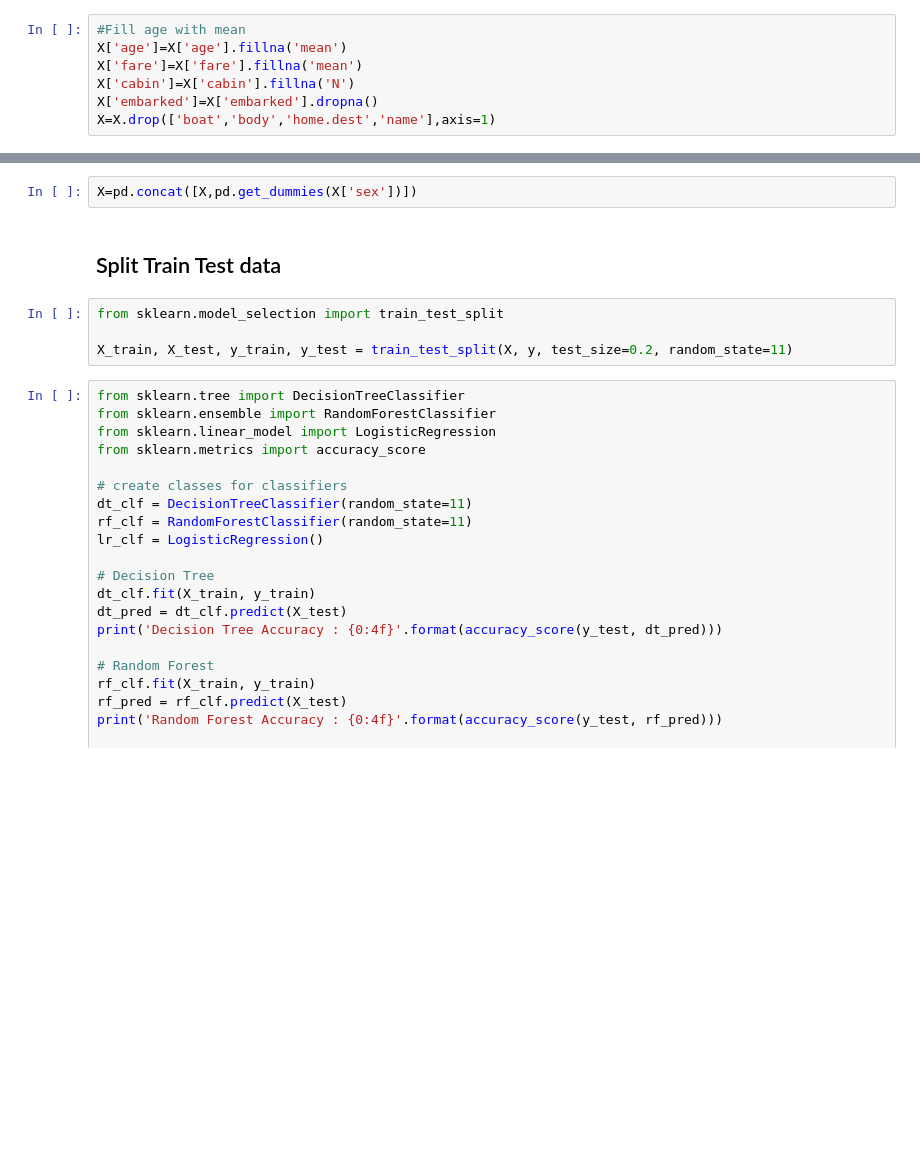
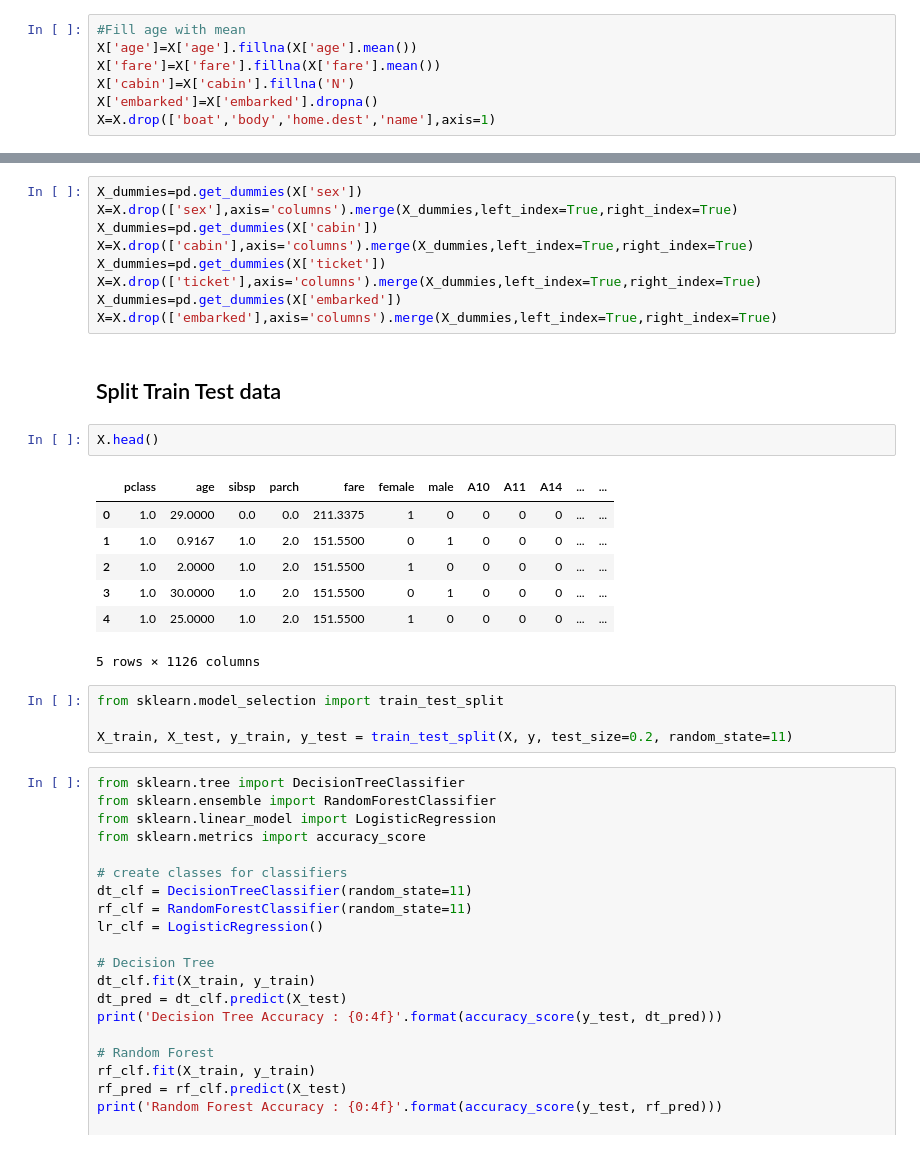
Before and after one commit to leonroars/datastudy_BrianTony, a Jupyter notebook: Titanic_working.ipynb, the cells around one changed output, grey strips where cells are left out. Cells and saved outputs as stored; diff of their text form; blank space fills up the shorter version.

```diff
--- a/Titanic_working.ipynb
+++ b/Titanic_working.ipynb
@@ -100,17 +100,34 @@ home.dest     564
 dtype: int64
 # %%
 #Fill age with mean
-X['age']=X['age'].fillna('mean')
-X['fare']=X['fare'].fillna('mean')
+X['age']=X['age'].fillna(X['age'].mean())
+X['fare']=X['fare'].fillna(X['fare'].mean())
 X['cabin']=X['cabin'].fillna('N')
 X['embarked']=X['embarked'].dropna()
 X=X.drop(['boat','body','home.dest','name'],axis=1)
 # %%
 y=y.loc[X.index]
-# %%
-X=pd.concat([X,pd.get_dummies(X['sex'])])
+# %%
+X_dummies=pd.get_dummies(X['sex'])
+X=X.drop(['sex'],axis='columns').merge(X_dummies,left_index=True,right_index=True)
+X_dummies=pd.get_dummies(X['cabin'])
+X=X.drop(['cabin'],axis='columns').merge(X_dummies,left_index=True,right_index=True)
+X_dummies=pd.get_dummies(X['ticket'])
+X=X.drop(['ticket'],axis='columns').merge(X_dummies,left_index=True,right_index=True)
+X_dummies=pd.get_dummies(X['embarked'])
+X=X.drop(['embarked'],axis='columns').merge(X_dummies,left_index=True,right_index=True)
 # %% [markdown]
 ## Split Train Test data
+# %%
+X.head()
+# %% [output]
+|  | pclass | age | sibsp | parch | fare | female | male | A10 | A11 | A14 | ... | ... |
+| 0 | 1.0 | 29.0000 | 0.0 | 0.0 | 211.3375 | 1 | 0 | 0 | 0 | 0 | ... | ... |
+| 1 | 1.0 | 0.9167 | 1.0 | 2.0 | 151.5500 | 0 | 1 | 0 | 0 | 0 | ... | ... |
+| 2 | 1.0 | 2.0000 | 1.0 | 2.0 | 151.5500 | 1 | 0 | 0 | 0 | 0 | ... | ... |
+| 3 | 1.0 | 30.0000 | 1.0 | 2.0 | 151.5500 | 0 | 1 | 0 | 0 | 0 | ... | ... |
+| 4 | 1.0 | 25.0000 | 1.0 | 2.0 | 151.5500 | 1 | 0 | 0 | 0 | 0 | ... | ... |
+5 rows × 1126 columns
 # %%
 from sklearn.model_selection import train_test_split
 
```
Also changed, not shown: parts of 4 cells of this notebook.
